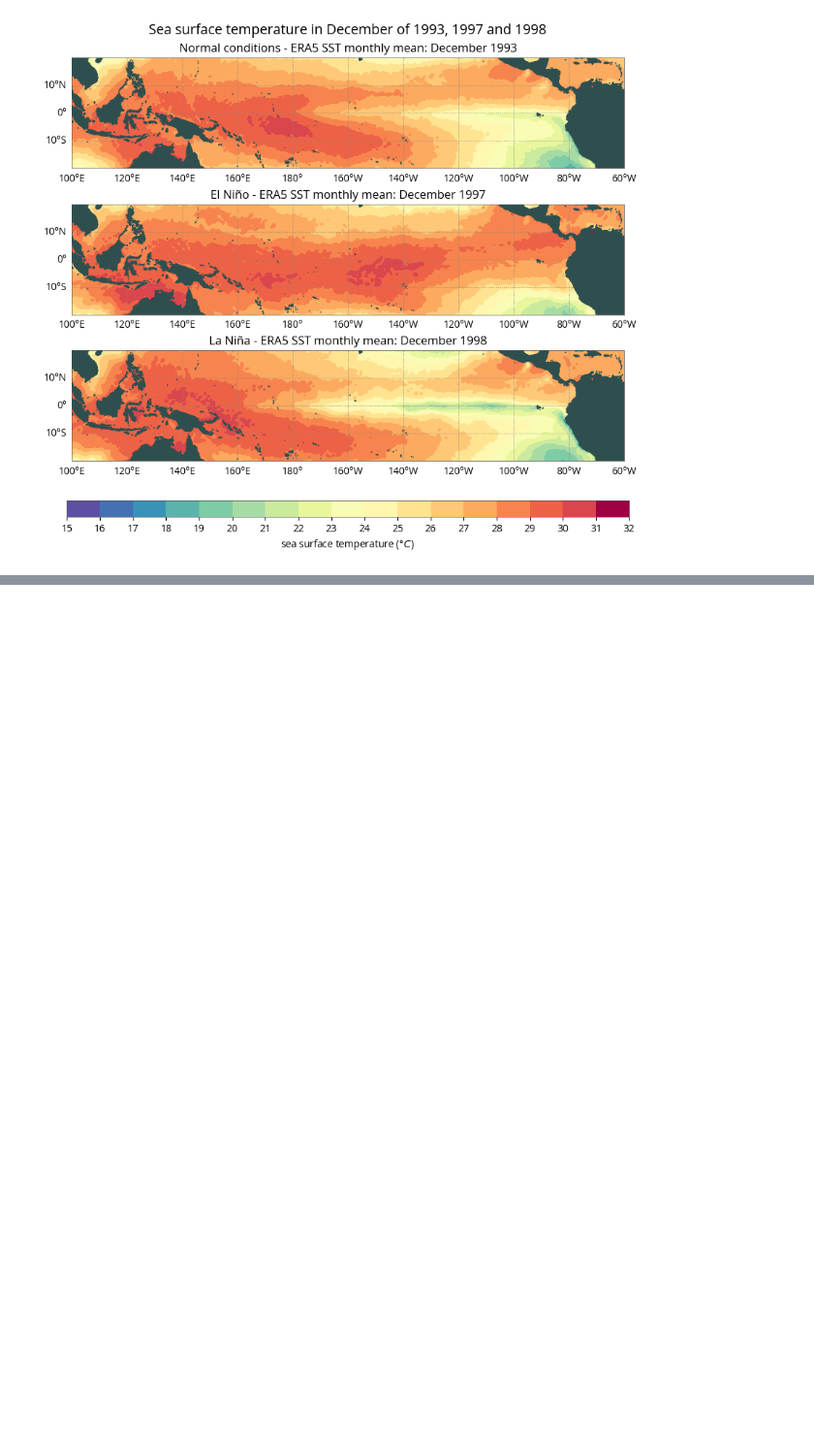
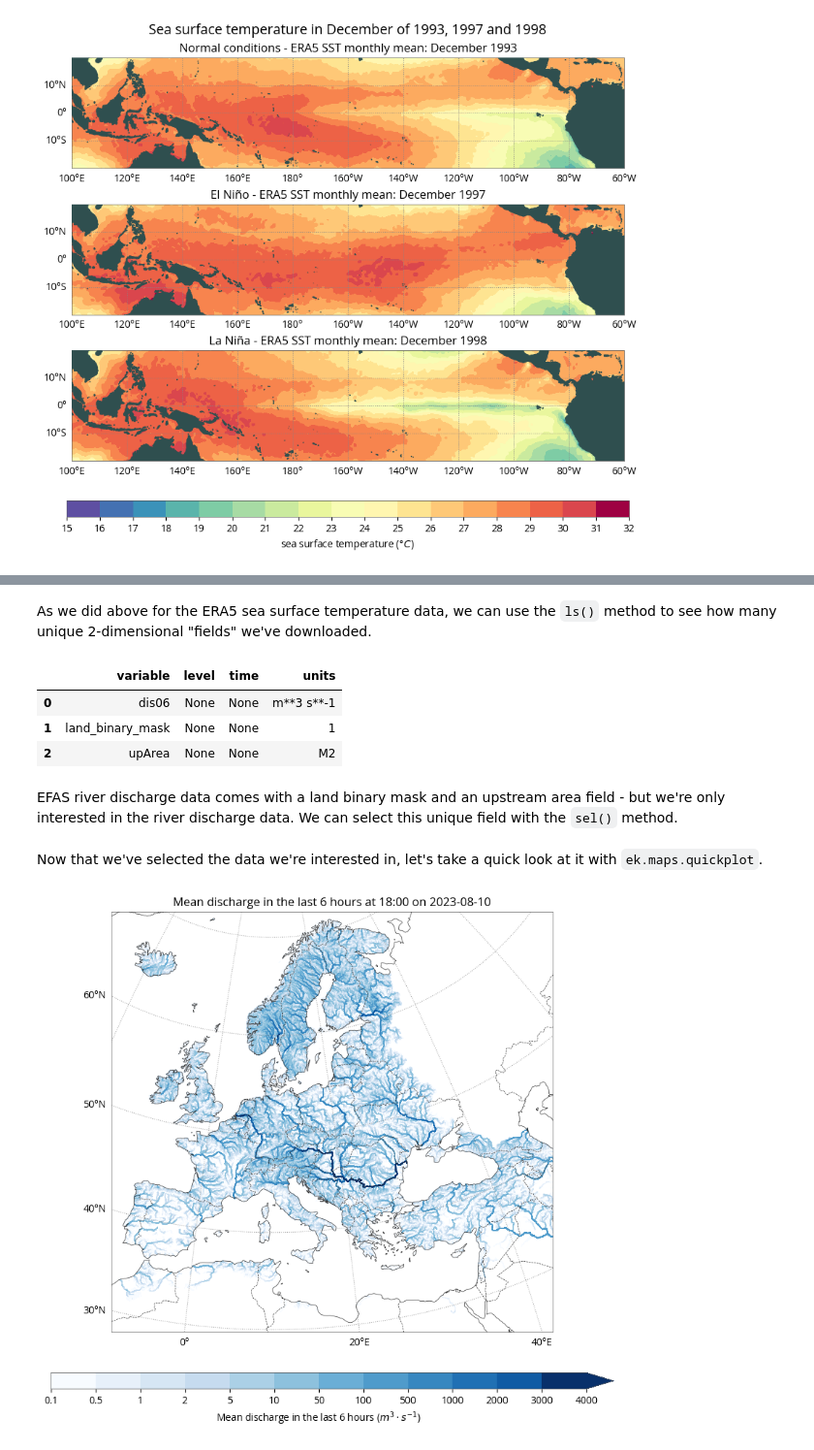
Before and after one commit to ecmwf-projects/c3s-ga-training, a Jupyter notebook: notebooks/02_visualisation_basics.ipynb, the cells around one changed output, grey strips where cells are left out. Shown at 97% size. Saved outputs shown, nothing was run; the diff lists cells and outputs as text; code cells hidden in the pictures; blank space fills up the shorter version.

```diff
--- a/notebooks/02_visualisation_basics.ipynb
+++ b/notebooks/02_visualisation_basics.ipynb
@@ -94,0 +99,34 @@ chart.show()
+# %%
+efas_data = ek.data.from_source(
+    "cds",
+    "efas-historical",
+    {
+        'system_version': 'version_4_0',
+        'variable': 'river_discharge_in_the_last_6_hours',
+        'model_levels': 'surface_level',
+        'hyear': '2023',
+        'hmonth': '08',
+        'hday': '10',
+        'time': '12:00',
+        'format': 'netcdf4.zip',
+    },
+)
+# %% [markdown]
+As we did above for the ERA5 sea surface temperature data, we can use the `ls()` method to see how many unique 2-dimensional "fields" we've downloaded.
+# %%
+efas_data.ls()
+# %% [output]
+|  | variable | level | time | units |
+| 0 | dis06 | None | None | m**3 s**-1 |
+| 1 | land_binary_mask | None | None | 1 |
+| 2 | upArea | None | None | M2 |
+# %% [markdown]
+EFAS river discharge data comes with a land binary mask and an upstream area field - but we're only interested in the river discharge data. We can select this unique field with the `sel()` method.
+# %%
+dis06 = efas_data.sel(variable="dis06")
+# %% [markdown]
+Now that we've selected the data we're interested in, let's take a quick look at it with `ek.maps.quickplot`.
+# %%
+ek.maps.quickplot(dis06)
+# %% [output]
+[figure, added]
```
Also changed, not shown: parts of 10 cells of this notebook.
